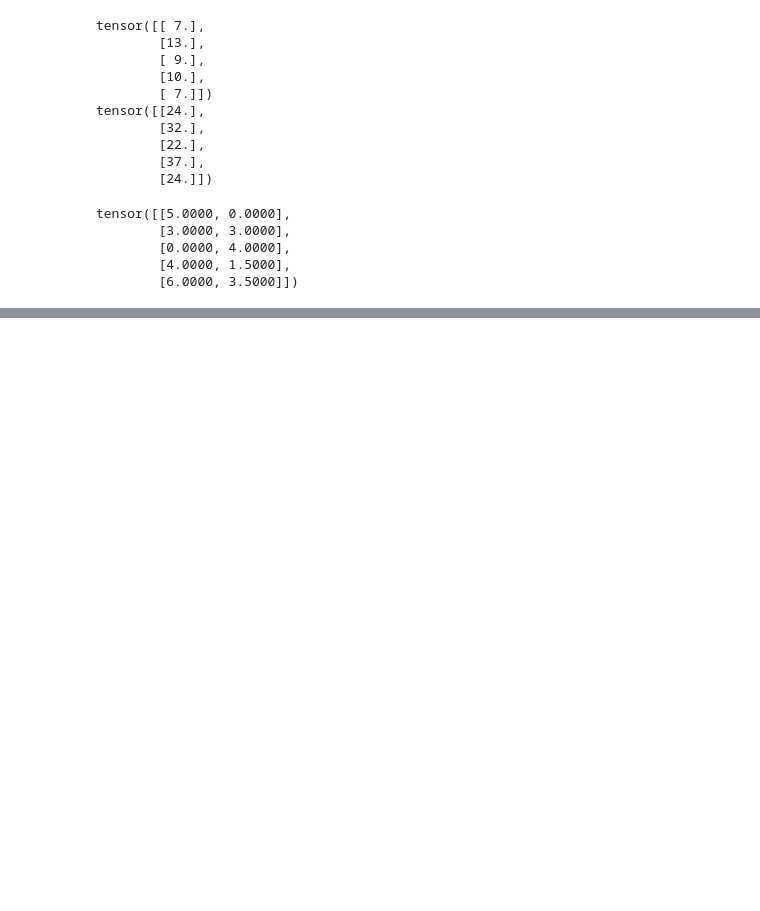
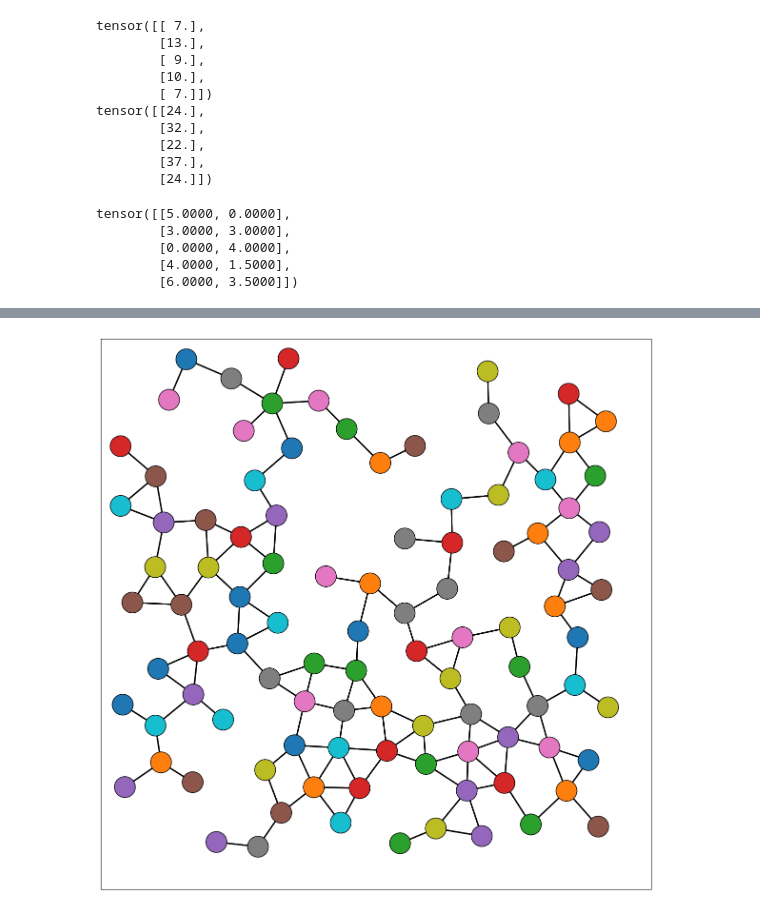
Before and after one commit to TobiasJohannessen/TobiasJohannessen.github.io, a Jupyter notebook: Computational Physics/Exercises/Week 12/Exercise 60.ipynb, the cells around one changed output, grey strips where cells are left out. Drawn from its saved outputs; the diff is of its cells as text; code cells hidden in the pictures; blank space fills up the shorter version.

```diff
--- a/Computational Physics/Exercises/Week 12/Exercise 60.ipynb
+++ b/Computational Physics/Exercises/Week 12/Exercise 60.ipynb
@@ -174,0 +179,17 @@ for ax in axs.flatten():
+# %%
+large_graph = random_graph(100, cutoff=2.5, box_size = 25)
+# %%
+
+
+gnn_max_layer = CustomMessagePassing(aggr='max')
+
+fig, ax= plt.subplots(figsize=(15, 15))
+
+draw_graph(large_graph, ax, show_labels=False)
+def update(i):
+    ax.clear()
+    draw_graph(large_graph, ax, show_labels=False)
+    large_graph.x = gnn_max_layer(large_graph.x, large_graph.edge_index)
+    ax.set_aspect('equal')
+# %% [output]
+[figure, added]
```
Also changed, not shown: parts of 6 cells of this notebook, 25 other files.
